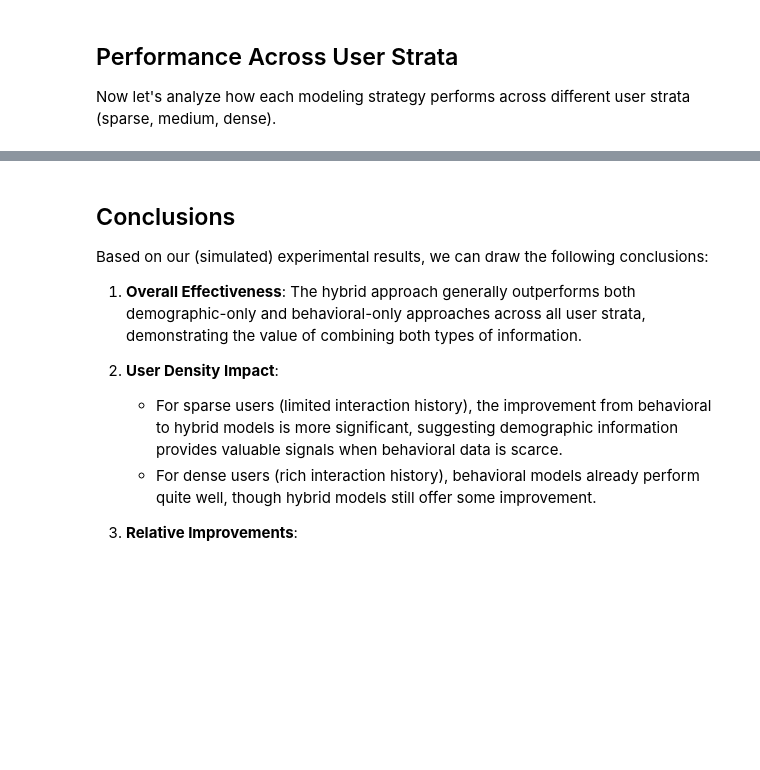
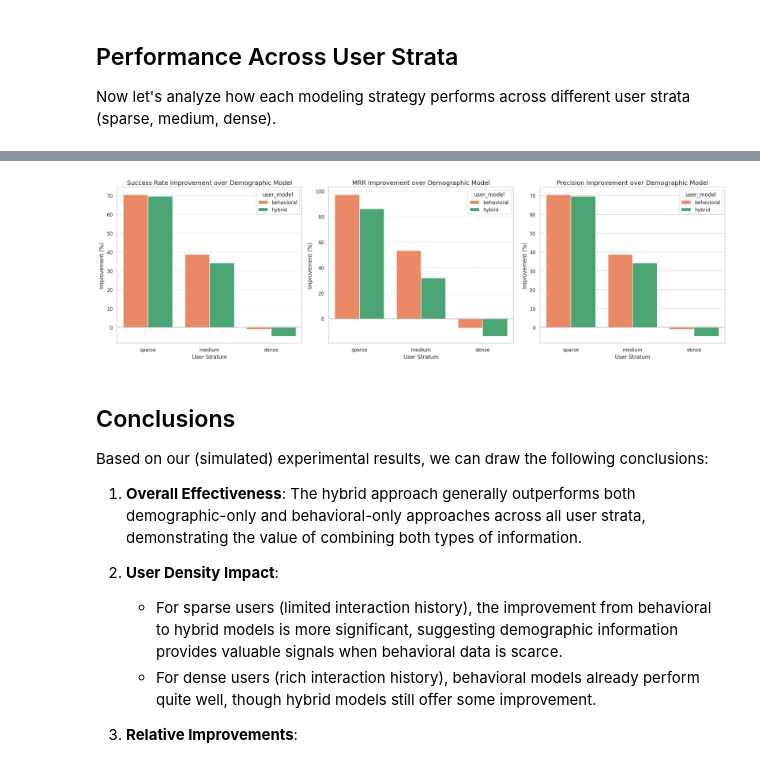
Before and after one commit to github-bowen/RecSys-User-Modeling-Study, a Jupyter notebook: notebooks/2-results-visualization.ipynb, the cells around one changed output, grey strips where cells are left out. Saved outputs shown, nothing was run; the diff lists cells and outputs as text; code cells hidden in the pictures; blank space fills up the shorter version.

```diff
--- a/notebooks/2-results-visualization.ipynb
+++ b/notebooks/2-results-visualization.ipynb
@@ -230,22 +278,26 @@ def calculate_improvement(df, baseline_model='demographic'):
         baseline = df[(df['user_model'] == baseline_model) & (df['user_stratum'] == stratum)]
         baseline_sr = baseline['success_rate'].values[0]
         baseline_mrr = baseline['mrr'].values[0]
+        baseline_precision = baseline['precision'].values[0]
 
         for model in ['behavioral', 'hybrid']:
             model_data = df[(df['user_model'] == model) & (df['user_stratum'] == stratum)]
             if len(model_data) > 0:
                 model_sr = model_data['success_rate'].values[0]
                 model_mrr = model_data['mrr'].values[0]
+                model_precision = model_data['precision'].values[0]
 
                 # Calculate percentage improvement
                 sr_improvement = (model_sr - baseline_sr) / baseline_sr * 100
                 mrr_improvement = (model_mrr - baseline_mrr) / baseline_mrr * 100
+                precision_improvement = (model_precision - baseline_precision) / baseline_precision * 100
 
                 improvements.append({
                     'user_model': model,
                     'user_stratum': stratum,
                     'sr_improvement_%': sr_improvement,
-                    'mrr_improvement_%': mrr_improvement
+                    'mrr_improvement_%': mrr_improvement,
+                    'precision_improvement_%': precision_improvement
                 })
 
     return pd.DataFrame(improvements)
@@ -258,39 +318,55 @@ improvements_df.round(2)
 # %%
 # Visualize the improvements
-plt.figure(figsize=(15, 6))
+plt.figure(figsize=(20, 6))
 
 # Plot Success Rate improvement
-plt.subplot(1, 2, 1)
+plt.subplot(1, 3, 1)
 sns.barplot(
     x='user_stratum',
     y='sr_improvement_%',
     hue='user_model',
     data=improvements_df,
     palette={'behavioral': 'coral', 'hybrid': 'mediumseagreen'}
 )
 plt.title('Success Rate Improvement over Demographic Model', fontsize=14)
 plt.xlabel('User Stratum', fontsize=12)
 plt.ylabel('Improvement (%)', fontsize=12)
 plt.axhline(y=0, color='gray', linestyle='-', alpha=0.5)
 plt.grid(axis='y', linestyle='--', alpha=0.7)
 
 # Plot MRR improvement
-plt.subplot(1, 2, 2)
+plt.subplot(1, 3, 2)
 sns.barplot(
     x='user_stratum',
     y='mrr_improvement_%',
     hue='user_model',
     data=improvements_df,
     palette={'behavioral': 'coral', 'hybrid': 'mediumseagreen'}
 )
 plt.title('MRR Improvement over Demographic Model', fontsize=14)
 plt.xlabel('User Stratum', fontsize=12)
 plt.ylabel('Improvement (%)', fontsize=12)
 plt.axhline(y=0, color='gray', linestyle='-', alpha=0.5)
 plt.grid(axis='y', linestyle='--', alpha=0.7)
 
+# Plot Precision improvement
+plt.subplot(1, 3, 3)
+sns.barplot(
+    x='user_stratum',
+    y='precision_improvement_%',
+    hue='user_model',
+    data=improvements_df,
+    palette={'behavioral': 'coral', 'hybrid': 'mediumseagreen'}
+)
+plt.title('Precision Improvement over Demographic Model', fontsize=14)
+plt.xlabel('User Stratum', fontsize=12)
+plt.ylabel('Improvement (%)', fontsize=12)
+plt.axhline(y=0, color='gray', linestyle='-', alpha=0.5)
+
 plt.tight_layout()
 plt.show()
+# %% [output]
+[figure, added]
 # %% [markdown]
 ## Conclusions
 
```
Also changed, not shown: parts of 9 cells of this notebook, 1 other file.
